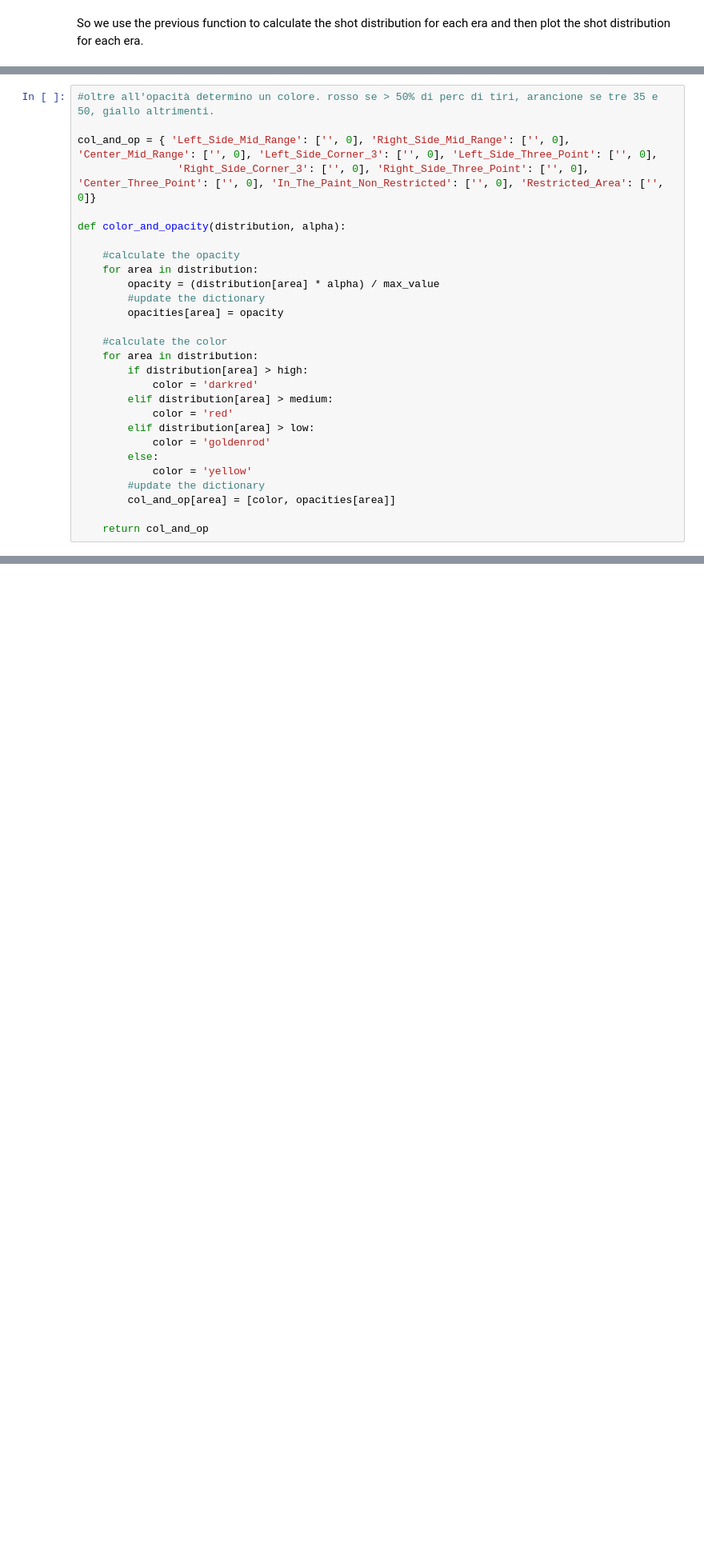
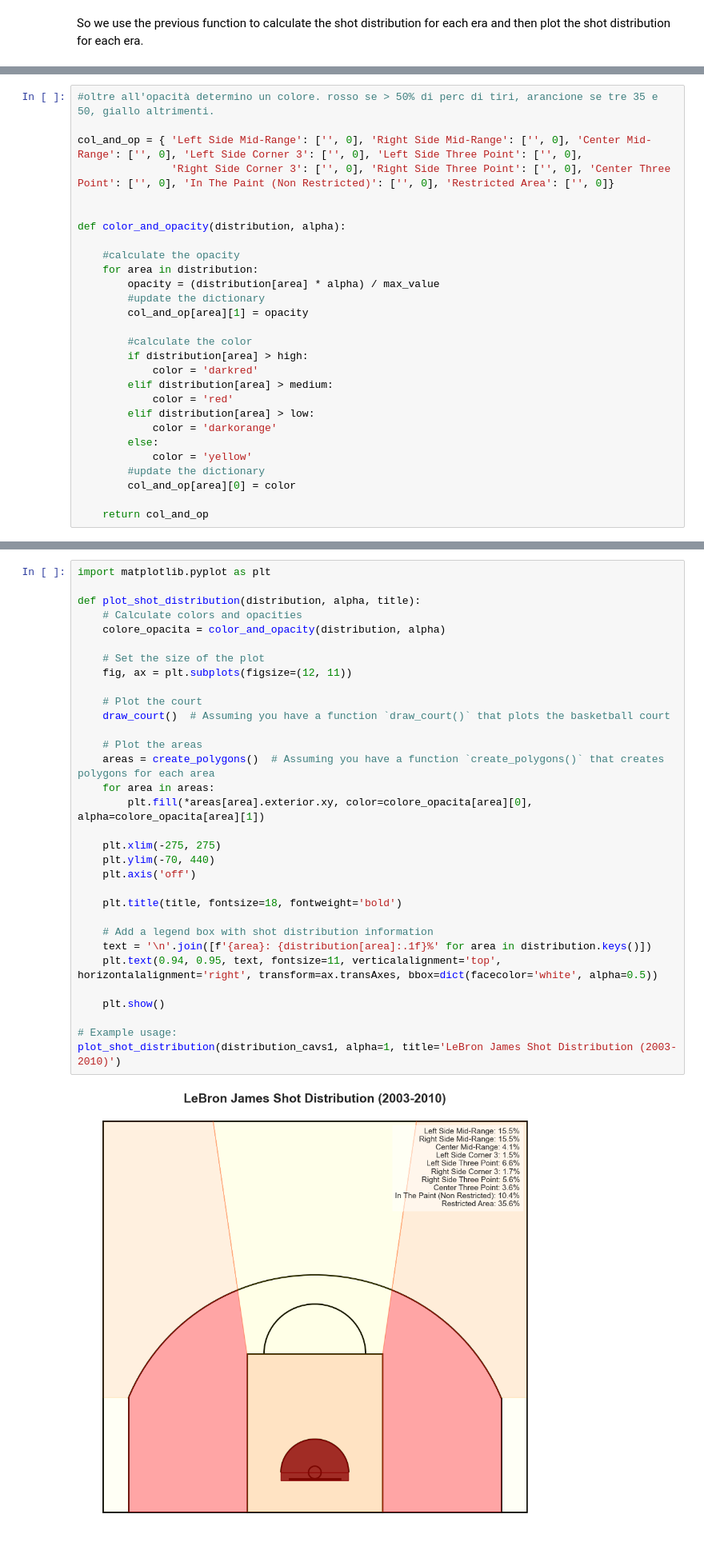
Before and after one commit to francescobortuzzo/DataScienceProject, a Jupyter notebook: creazione_plot/plot.ipynb, the cells around one changed output, grey strips where cells are left out. Shown at 80% size. Saved outputs shown, nothing was run; the diff lists cells and outputs as text; blank space fills up the shorter version.

```diff
--- a/creazione_plot/plot.ipynb
+++ b/creazione_plot/plot.ipynb
@@ -320,8 +303,9 @@ low = 0.1 * max_value
 # %%
 #oltre all'opacità determino un colore. rosso se > 50% di perc di tiri, arancione se tre 35 e 50, giallo altrimenti.
 
-col_and_op = { 'Left_Side_Mid_Range': ['', 0], 'Right_Side_Mid_Range': ['', 0], 'Center_Mid_Range': ['', 0], 'Left_Side_Corner_3': ['', 0], 'Left_Side_Three_Point': ['', 0],
-                'Right_Side_Corner_3': ['', 0], 'Right_Side_Three_Point': ['', 0], 'Center_Three_Point': ['', 0], 'In_The_Paint_Non_Restricted': ['', 0], 'Restricted_Area': ['', 0]}
+col_and_op = { 'Left Side Mid-Range': ['', 0], 'Right Side Mid-Range': ['', 0], 'Center Mid-Range': ['', 0], 'Left Side Corner 3': ['', 0], 'Left Side Three Point': ['', 0],
+               'Right Side Corner 3': ['', 0], 'Right Side Three Point': ['', 0], 'Center Three Point': ['', 0], 'In The Paint (Non Restricted)': ['', 0], 'Restricted Area': ['', 0]}
+
 
 def color_and_opacity(distribution, alpha):
 
@@ -329,20 +313,19 @@ def color_and_opacity(distribution, alpha):
     for area in distribution:
         opacity = (distribution[area] * alpha) / max_value
         #update the dictionary
-        opacities[area] = opacity
+        col_and_op[area][1] = opacity
 
-    #calculate the color
-    for area in distribution:
+        #calculate the color
         if distribution[area] > high:
             color = 'darkred'
         elif distribution[area] > medium:
             color = 'red'
         elif distribution[area] > low:
-            color = 'goldenrod'
+            color = 'darkorange'
         else:
             color = 'yellow'
         #update the dictionary
-        col_and_op[area] = [color, opacities[area]]
+        col_and_op[area][0] = color
 
     return col_and_op
 # %% [markdown]
@@ -512,0 +334,34 @@ plt.show()
+# %%
+import matplotlib.pyplot as plt
+
+def plot_shot_distribution(distribution, alpha, title):
+    # Calculate colors and opacities
+    colore_opacita = color_and_opacity(distribution, alpha)
+
+    # Set the size of the plot
+    fig, ax = plt.subplots(figsize=(12, 11))
+
+    # Plot the court
+    draw_court()  # Assuming you have a function `draw_court()` that plots the basketball court
+
+    # Plot the areas
+    areas = create_polygons()  # Assuming you have a function `create_polygons()` that creates polygons for each area
+    for area in areas:
+        plt.fill(*areas[area].exterior.xy, color=colore_opacita[area][0], alpha=colore_opacita[area][1])
+
+    plt.xlim(-275, 275)
+    plt.ylim(-70, 440)
+    plt.axis('off')
+
+    plt.title(title, fontsize=18, fontweight='bold')
+
+    # Add a legend box with shot distribution information
+    text = '\n'.join([f'{area}: {distribution[area]:.1f}%' for area in distribution.keys()])
+    plt.text(0.94, 0.95, text, fontsize=11, verticalalignment='top', horizontalalignment='right', transform=ax.transAxes, bbox=dict(facecolor='white', alpha=0.5))
+
+    plt.show()
+
+# Example usage:
+plot_shot_distribution(distribution_cavs1, alpha=1, title='LeBron James Shot Distribution (2003-2010)')
+# %% [output]
+[figure, added]
```
Also changed, not shown: parts of 45 cells of this notebook, 6 other files.
